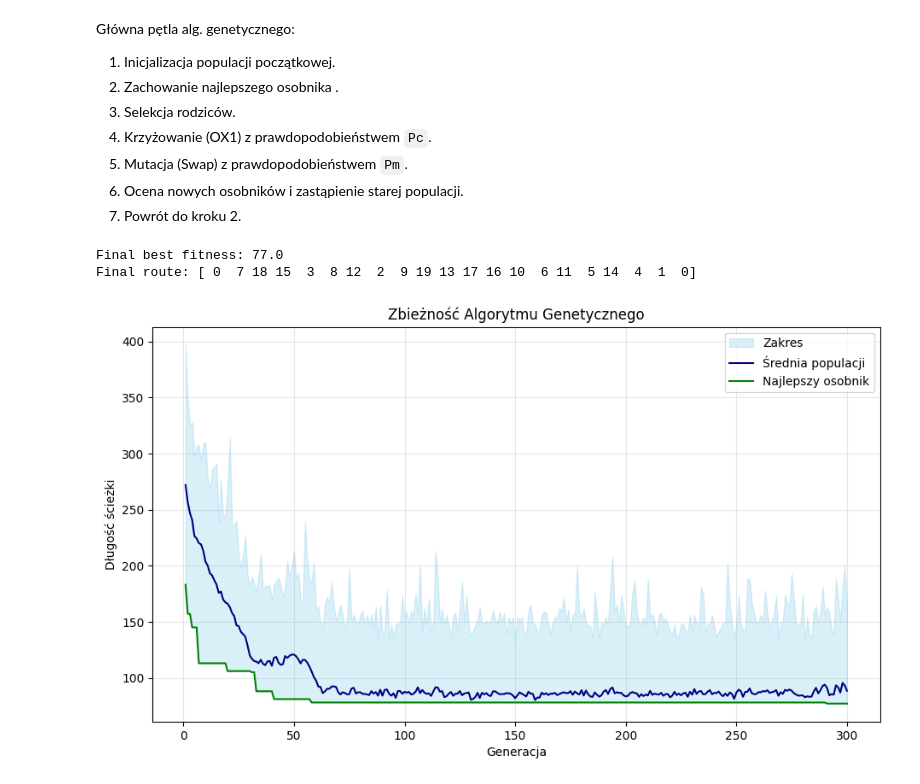
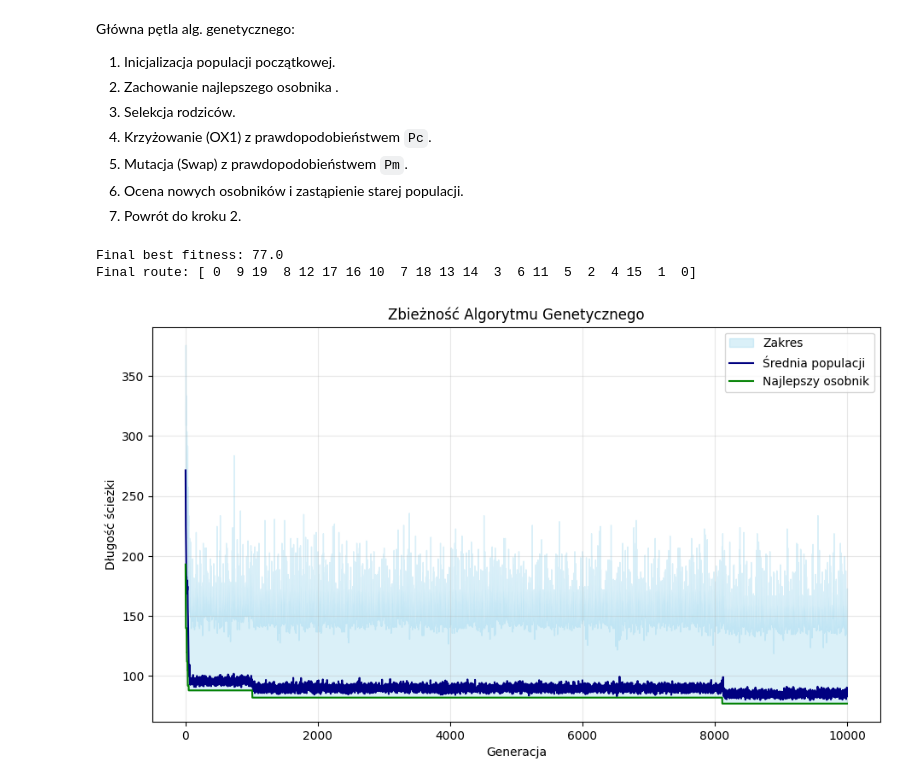
Before and after one commit to igorkotlarz1/biai-travelling-salesman, a Jupyter notebook: code/tsp.ipynb, the cells around one changed output. Drawn from its saved outputs; the diff is of its cells as text; code cells hidden in the pictures.

```diff
--- a/code/tsp.ipynb
+++ b/code/tsp.ipynb
@@ -2,10 +2,6 @@
 import numpy as np
 import matplotlib.pyplot as plt
 import seaborn as sns
-# %%
-SEED = 123
-rng = np.random.default_rng(SEED)
-N_CITIES = 20
 # %%
 def initialize_distance_matrix(n_cities: int) -> np.ndarray:
     dist_matrix = rng.integers(1, 30, size=(n_cities, n_cities))
@@ -110,10 +109,11 @@ Główna pętla alg. genetycznego:
 # %%
+_N_CITIES = 20
 _POPULATION_SIZE = 100
-_GENERATIONS = 300
+_N_GENERATIONS = 10000
 _CROSSOVER_PROBABILITY = 0.8
 _MUTATION_PROBABILITY = 0.15
 
-population = init_population(_POPULATION_SIZE, N_CITIES)
+population = init_population(_POPULATION_SIZE, _N_CITIES)
 for subject in population:
     subject.evaluate_fitness(dist_matrix)
 
@@ -121,7 +121,7 @@ best_history = []
 average_history = []
 worst_history = []
 
-for generation in range(_GENERATIONS):
+for generation in range(_N_GENERATIONS):
     new_population = []
 
     best_current = min(population, key=lambda s: s.fitness)
@@ -148,33 +148,33 @@ for generation in range(_GENERATIONS):
         new_population.append(child1)
         if len(new_population) < _POPULATION_SIZE:
             new_population.append(child2)
 
     population = new_population
 
     population_fitness = np.array([s.fitness for s in population])
     best_subject = min(population, key=lambda s: s.fitness)
     worst_subject = max(population, key=lambda s: s.fitness)
 
     best_history.append(best_subject.fitness)
     average_history.append(np.mean(population_fitness))
     worst_history.append(worst_subject.fitness)
 
 print(f'\nFinal best fitness: {best_history[-1]}')
 print(f'Final route: {np.concatenate(([0], best_subject.path, [0]))}')
 
-generations = np.arange(1, _GENERATIONS + 1)
+generations = np.arange(1, _N_GENERATIONS + 1)
 plt.figure(figsize=(11, 6))
 plt.fill_between(generations, best_history, worst_history, color='skyblue', alpha=0.3, label='Zakres')
 
 plt.plot(generations, average_history, color='navy', label='Średnia populacji')
 plt.plot(generations, best_history, color='green', label='Najlepszy osobnik')
 plt.title('Zbieżność Algorytmu Genetycznego')
 plt.xlabel('Generacja')
 plt.ylabel('Długość ścieżki')
 plt.grid(True, alpha=0.3)
 plt.legend()
 plt.show()
 # %% [output]
 Final best fitness: 77.0
-Final route: [ 0  7 18 15  3  8 12  2  9 19 13 17 16 10  6 11  5 14  4  1  0]
+Final route: [ 0  9 19  8 12 17 16 10  7 18 13 14  3  6 11  5  2  4 15  1  0]
-[figure, old version]
+[figure, new version]
```
Also changed, not shown: parts of 1 cell of this notebook.
